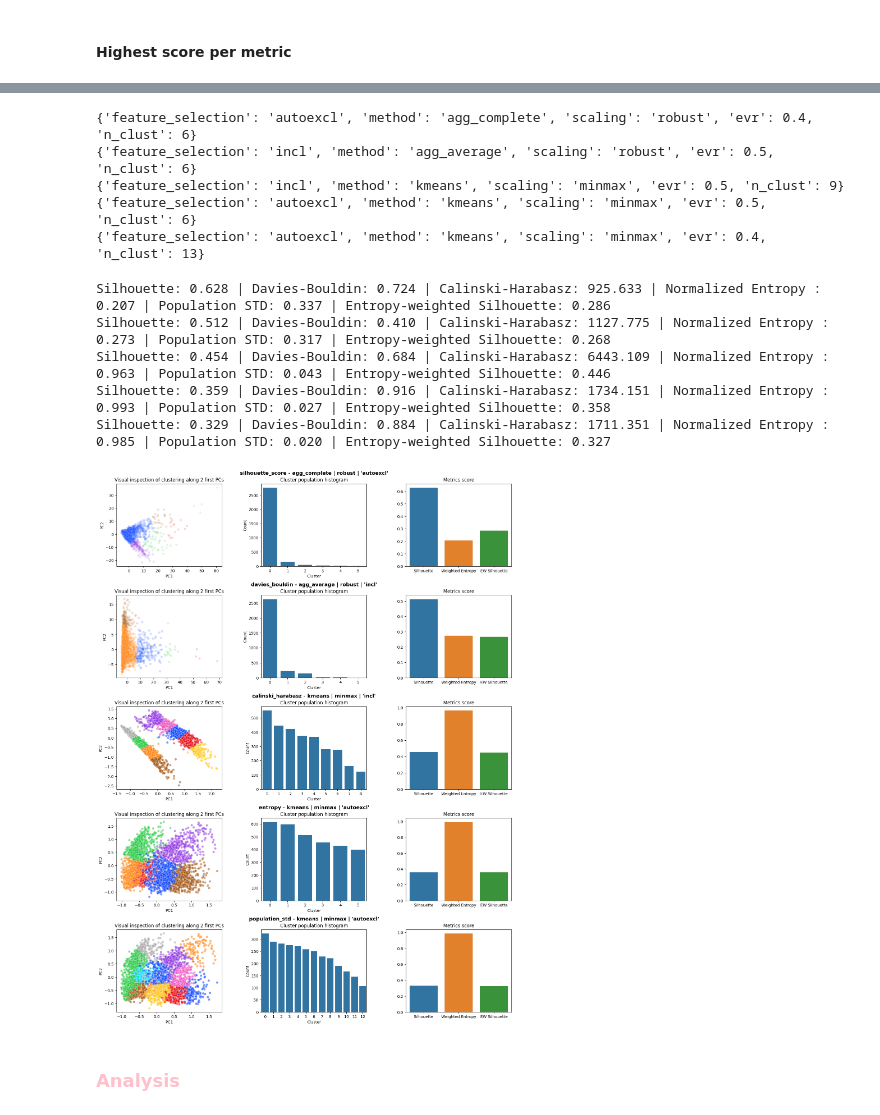
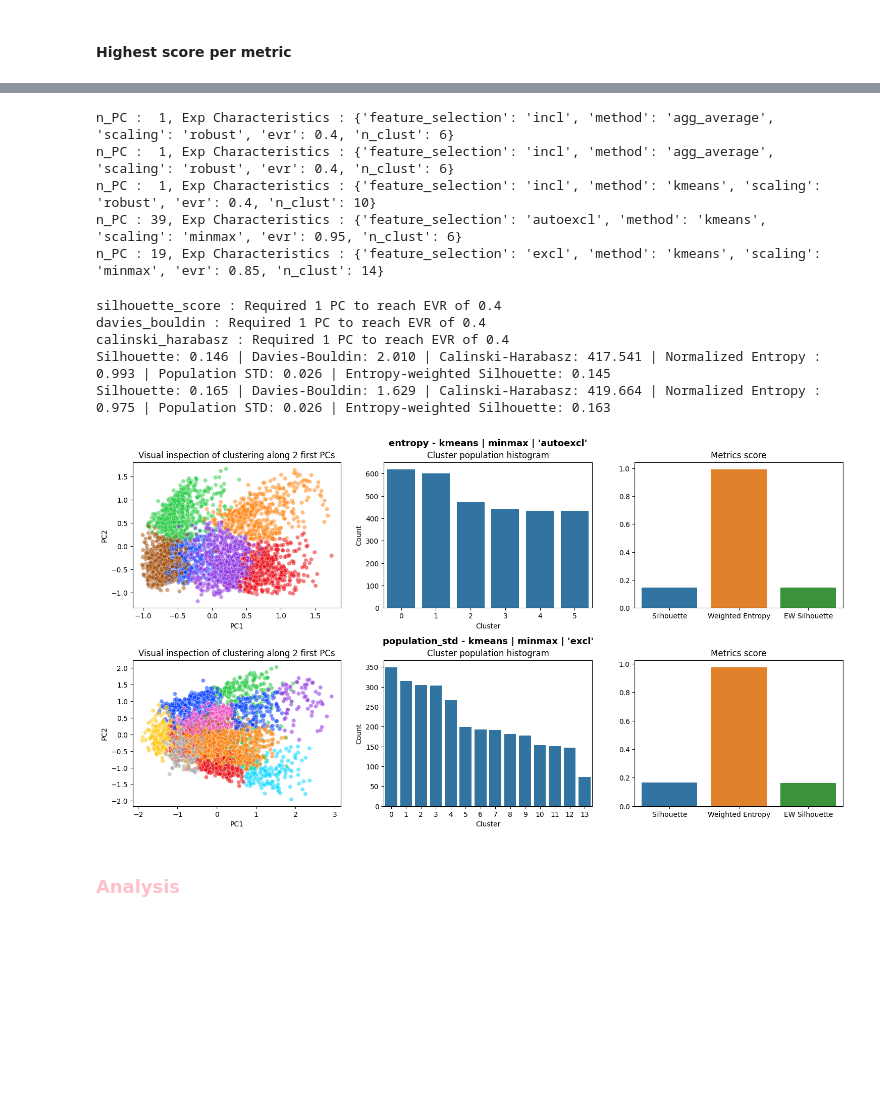
Before and after one commit to arnaud-odet/Roster_Building, a Jupyter notebook: notebooks/clustering.ipynb, the cells around one changed output, grey strips where cells are left out. Saved outputs shown, nothing was run; the diff lists cells and outputs as text; code cells hidden in the pictures; blank space fills up the shorter version.

Commit message:
improved results display

```diff
--- a/notebooks/clustering.ipynb
+++ b/notebooks/clustering.ipynb
@@ -251,4 +253,4 @@ Feature Selection : autoexcl
 # %%
-clusterer = Clusterer(alpha= 0.5)
+clusterer = Clusterer(alpha= 0.5, beta = 2)
 clusterer.last_version
 # %% [output]
@@ -256,5 +258,6 @@ clusterer.last_version
 # %%
-cdf = clusterer.rdf.copy()
-display(cdf.sort_values(by = 'entropy_silhouette', ascending=False).head(5))
+# cdf = clusterer.rdf.copy()
+cdf = clusterer.load_results(3)
+display(cdf.sort_values(by = 'evr_e_w_silhouette', ascending=False).head(5))
 # %% [output]
 |  | feature_selection | method | scaling | evr | n_PC | n_clust | silhouette_score | davies_bouldin | ... |
@@ -267,7 +270,7 @@ display(cdf.sort_values(by = 'entropy_silhouette', ascending=False).head(5))
 scalings = cdf['scaling'].unique()
 methods = cdf['method'].unique()
 fs = 'incl'
-metric = 'entropy_silhouette'
+metric = 'evr_e_w_silhouette'
 heatmap_kw = {'cmap': 'coolwarm', 'vmin': max(cdf[metric].min()-0.15,0), 'vmax':cdf[metric].max()+0.15, 'annot': True}
 fig, axs = plt.subplots(len(scalings),len(methods),figsize = (6*len(methods),5* len(scalings)));
 for i, ax in enumerate(axs.flatten()) :
@@ -350,7 +353,7 @@ population_std
 # %%
 target_n_clust = 6
 top_k = 10
-ref_metric = 'entropy_silhouette'
+ref_metric = 'evr_e_w_silhouette'
 
 top_clusterings = {}
 for k,v in METRICS_ASC.items():
@@ -359,43 +362,49 @@ for k,v in METRICS_ASC.items():
     params = []
     for index,row in _tdf.iterrows():
         params.append({'feature_selection': row['feature_selection'], 'method': row['method'], 'scaling':row['scaling'], 'evr':row['evr'], 'n_clust':row['n_clust']})
-    top_clusterings[k] = {'best_index':best_index, 'params' : params}
+    top_clusterings[k] = {'best_index':best_index, 'n_PC':_tdf.loc[best_index,'n_PC'], 'params' : params}
 # %%
 for method in METRICS_ASC.keys() :
     item = top_clusterings[method]['params'][top_clusterings[method]['best_index']]
-    print(item)
+    print(f"n_PC : {top_clusterings[method]['n_PC']:>2}, Exp Characteristics : {item}")
 # %% [output]
-{'feature_selection': 'autoexcl', 'method': 'agg_complete', 'scaling': 'robust', 'evr': 0.4, 'n_clust': 6}
-{'feature_selection': 'incl', 'method': 'agg_average', 'scaling': 'robust', 'evr': 0.5, 'n_clust': 6}
-{'feature_selection': 'incl', 'method': 'kmeans', 'scaling': 'minmax', 'evr': 0.5, 'n_clust': 9}
-{'feature_selection': 'autoexcl', 'method': 'kmeans', 'scaling': 'minmax', 'evr': 0.5, 'n_clust': 6}
-{'feature_selection': 'autoexcl', 'method': 'kmeans', 'scaling': 'minmax', 'evr': 0.4, 'n_clust': 13}
+n_PC :  1, Exp Characteristics : {'feature_selection': 'incl', 'method': 'agg_average', 'scaling': 'robust', 'evr': 0.4, 'n_clust': 6}
+n_PC :  1, Exp Characteristics : {'feature_selection': 'incl', 'method': 'agg_average', 'scaling': 'robust', 'evr': 0.4, 'n_clust': 6}
+n_PC :  1, Exp Characteristics : {'feature_selection': 'incl', 'method': 'kmeans', 'scaling': 'robust', 'evr': 0.4, 'n_clust': 10}
+n_PC : 39, Exp Characteristics : {'feature_selection': 'autoexcl', 'method': 'kmeans', 'scaling': 'minmax', 'evr': 0.95, 'n_clust': 6}
+n_PC : 19, Exp Characteristics : {'feature_selection': 'excl', 'method': 'kmeans', 'scaling': 'minmax', 'evr': 0.85, 'n_clust': 14}
 # %%
-n_methods = len(METRICS_ASC)
+n_methods = len([k for k,v in top_clusterings.items() if v['n_PC'] > 1])
 fig, axs = plt.subplots(n_methods,3, figsize = (15,4 * n_methods));
-for i, (method, ax) in enumerate(zip(METRICS_ASC.keys(), axs)) :
-    item = top_clusterings[method]['params'][top_clusterings[method]['best_index']]
-    clusterer.plot_clustering(**item, axs =( ax[0], ax[1], ax[2]))
-    ax[1].annotate(f"{method} - {item['method']} | {item['scaling']} | '{item['feature_selection']}'",
-                        xy=(0.5, 1.05),            # Position at the TOP of axes
-                        xycoords='axes fraction',
-                        xytext=(0, 10),            # Offset 10 points above
-                        textcoords='offset points',
-                        ha='center',
-                        va='bottom',               # Align from bottom
-                        fontsize=13,
-                        fontweight='bold',
-                        clip_on=False)
+i = 0
+for metric in METRICS_ASC.keys() :
+    item = top_clusterings[metric]['params'][top_clusterings[metric]['best_index']]
+    n_PC = top_clusterings[metric]['n_PC']
+    if not n_PC == 1 :
+        clusterer.plot_clustering(**item, axs =( axs[i,0], axs[i,1], axs[i,2]))
+        axs[i,1].annotate(f"{metric} - {item['method']} | {item['scaling']} | '{item['feature_selection']}'",
+                            xy=(0.5, 1.05),            # Position at the TOP of axes
+                            xycoords='axes fraction',
+                            xytext=(0, 10),            # Offset 10 points above
+                            textcoords='offset points',
+                            ha='center',
+                            va='bottom',               # Align from bottom
+                            fontsize=13,
+                            fontweight='bold',
+                            clip_on=False)
+        i+=1
+    else :
+        print(f"{metric} : Required {n_PC} PC to reach EVR of {item['evr']}")
 
 plt.tight_layout()
 plt.show()
 # %% [output]
-Silhouette: 0.628 | Davies-Bouldin: 0.724 | Calinski-Harabasz: 925.633 | Normalized Entropy : 0.207 | Population STD: 0.337 | Entropy-weighted Silhouette: 0.286
-Silhouette: 0.512 | Davies-Bouldin: 0.410 | Calinski-Harabasz: 1127.775 | Normalized Entropy : 0.273 | Population STD: 0.317 | Entropy-weighted Silhouette: 0.268
-Silhouette: 0.454 | Davies-Bouldin: 0.684 | Calinski-Harabasz: 6443.109 | Normalized Entropy : 0.963 | Population STD: 0.043 | Entropy-weighted Silhouette: 0.446
-Silhouette: 0.359 | Davies-Bouldin: 0.916 | Calinski-Harabasz: 1734.151 | Normalized Entropy : 0.993 | Population STD: 0.027 | Entropy-weighted Silhouette: 0.358
-Silhouette: 0.329 | Davies-Bouldin: 0.884 | Calinski-Harabasz: 1711.351 | Normalized Entropy : 0.985 | Population STD: 0.020 | Entropy-weighted Silhouette: 0.327
+silhouette_score : Required 1 PC to reach EVR of 0.4
+davies_bouldin : Required 1 PC to reach EVR of 0.4
+calinski_harabasz : Required 1 PC to reach EVR of 0.4
+Silhouette: 0.146 | Davies-Bouldin: 2.010 | Calinski-Harabasz: 417.541 | Normalized Entropy : 0.993 | Population STD: 0.026 | Entropy-weighted Silhouette: 0.145
+Silhouette: 0.165 | Davies-Bouldin: 1.629 | Calinski-Harabasz: 419.664 | Normalized Entropy : 0.975 | Population STD: 0.026 | Entropy-weighted Silhouette: 0.163
-[figure, old version]
+[figure, new version]
 # %% [markdown]
 ### <span style = 'color:pink'> Analysis
 # %%
```
Also changed, not shown: parts of 8 cells of this notebook, 2 other files.
